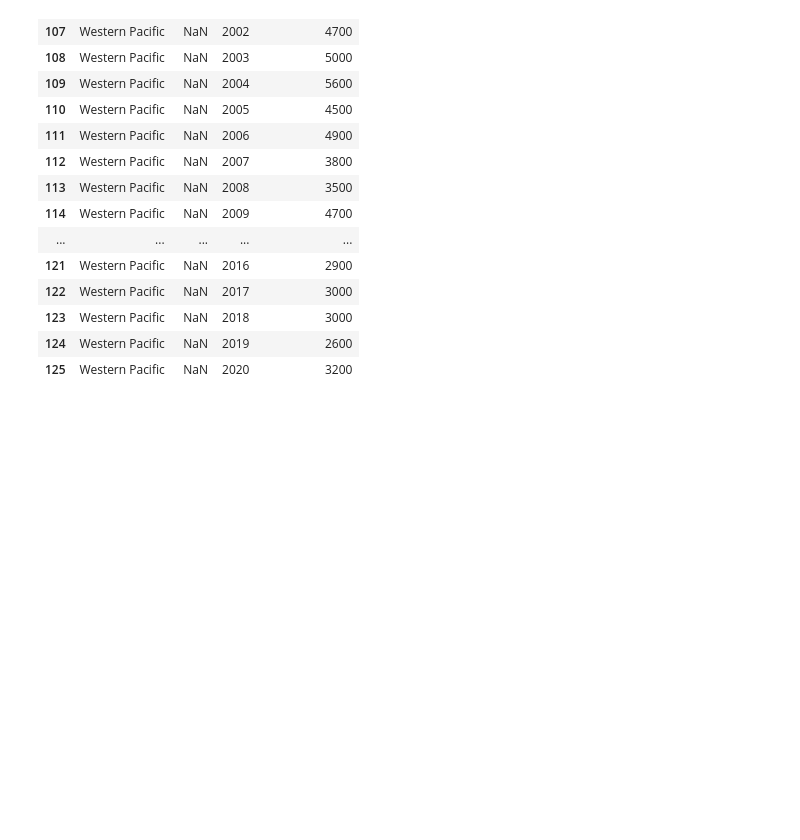
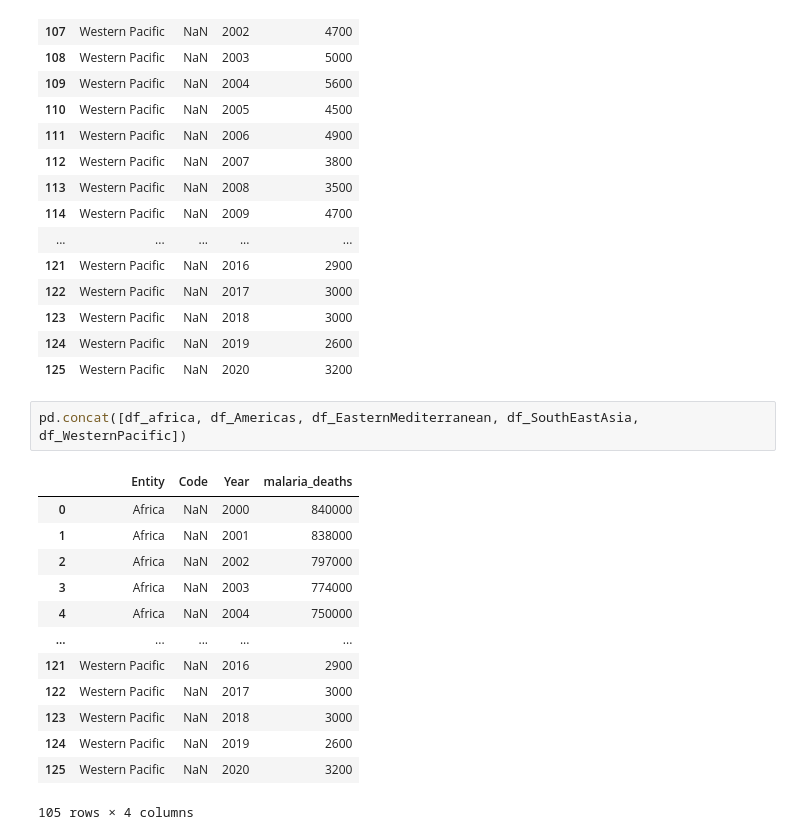
Before and after one commit to kipisha/Informatik-1, a Jupyter notebook: LN_Python_malaria.ipynb, the cells around one changed output. Saved outputs shown, nothing was run; the diff lists cells and outputs as text; blank space fills up the shorter version.

```diff
--- a/LN_Python_malaria.ipynb
+++ b/LN_Python_malaria.ipynb
@@ -125,3 +125,19 @@ df_WesternPacific
 | 123 | Western Pacific | NaN | 2018 | 3000 |
 | 124 | Western Pacific | NaN | 2019 | 2600 |
 | 125 | Western Pacific | NaN | 2020 | 3200 |
+# %%
+pd.concat([df_africa, df_Americas, df_EasternMediterranean, df_SouthEastAsia, df_WesternPacific])
+# %% [output]
+|  | Entity | Code | Year | malaria_deaths |
+| 0 | Africa | NaN | 2000 | 840000 |
+| 1 | Africa | NaN | 2001 | 838000 |
+| 2 | Africa | NaN | 2002 | 797000 |
+| 3 | Africa | NaN | 2003 | 774000 |
+| 4 | Africa | NaN | 2004 | 750000 |
+| ... | ... | ... | ... | ... |
+| 121 | Western Pacific | NaN | 2016 | 2900 |
+| 122 | Western Pacific | NaN | 2017 | 3000 |
+| 123 | Western Pacific | NaN | 2018 | 3000 |
+| 124 | Western Pacific | NaN | 2019 | 2600 |
+| 125 | Western Pacific | NaN | 2020 | 3200 |
+105 rows × 4 columns
```
Also changed, not shown: parts of 3 cells of this notebook.
